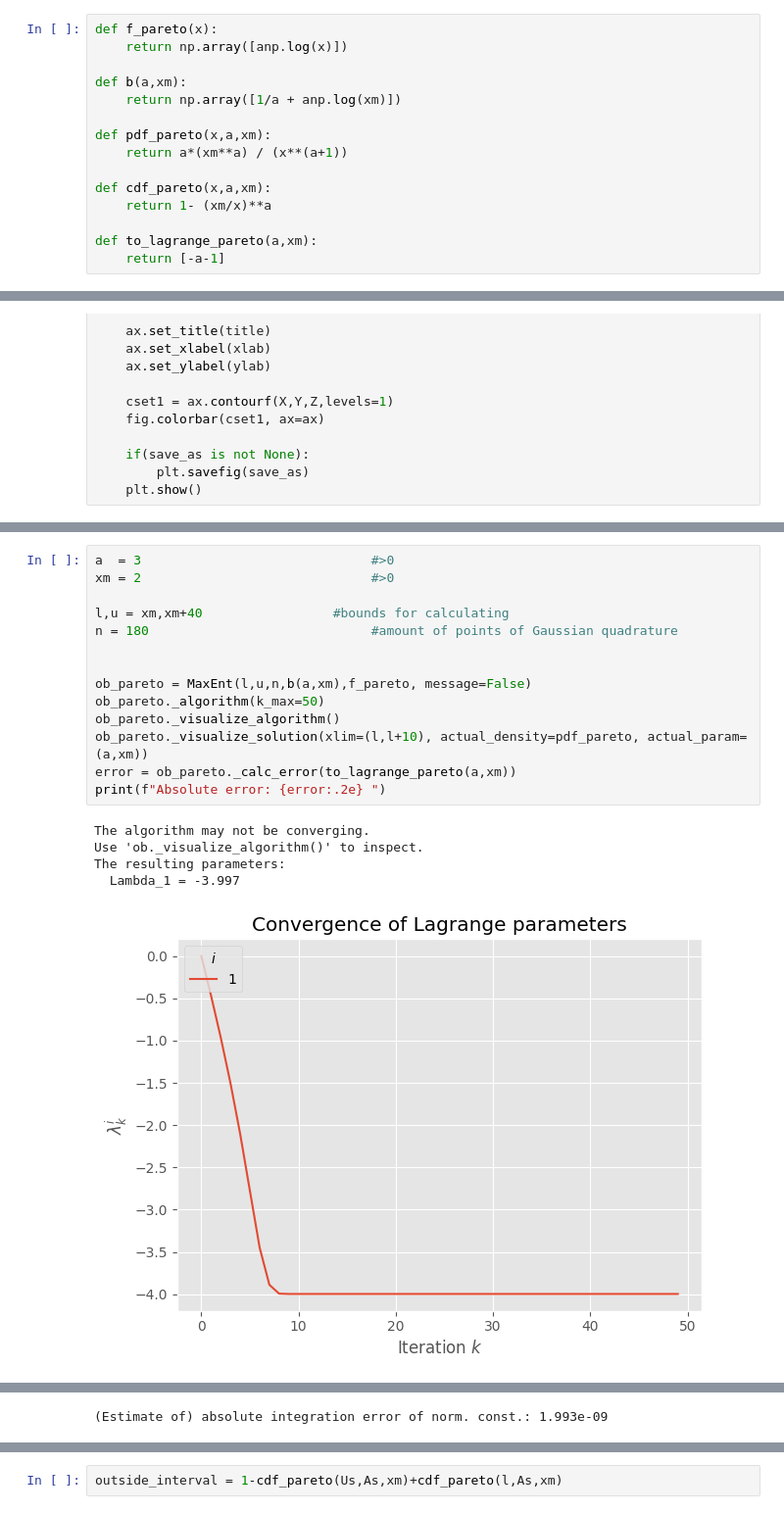
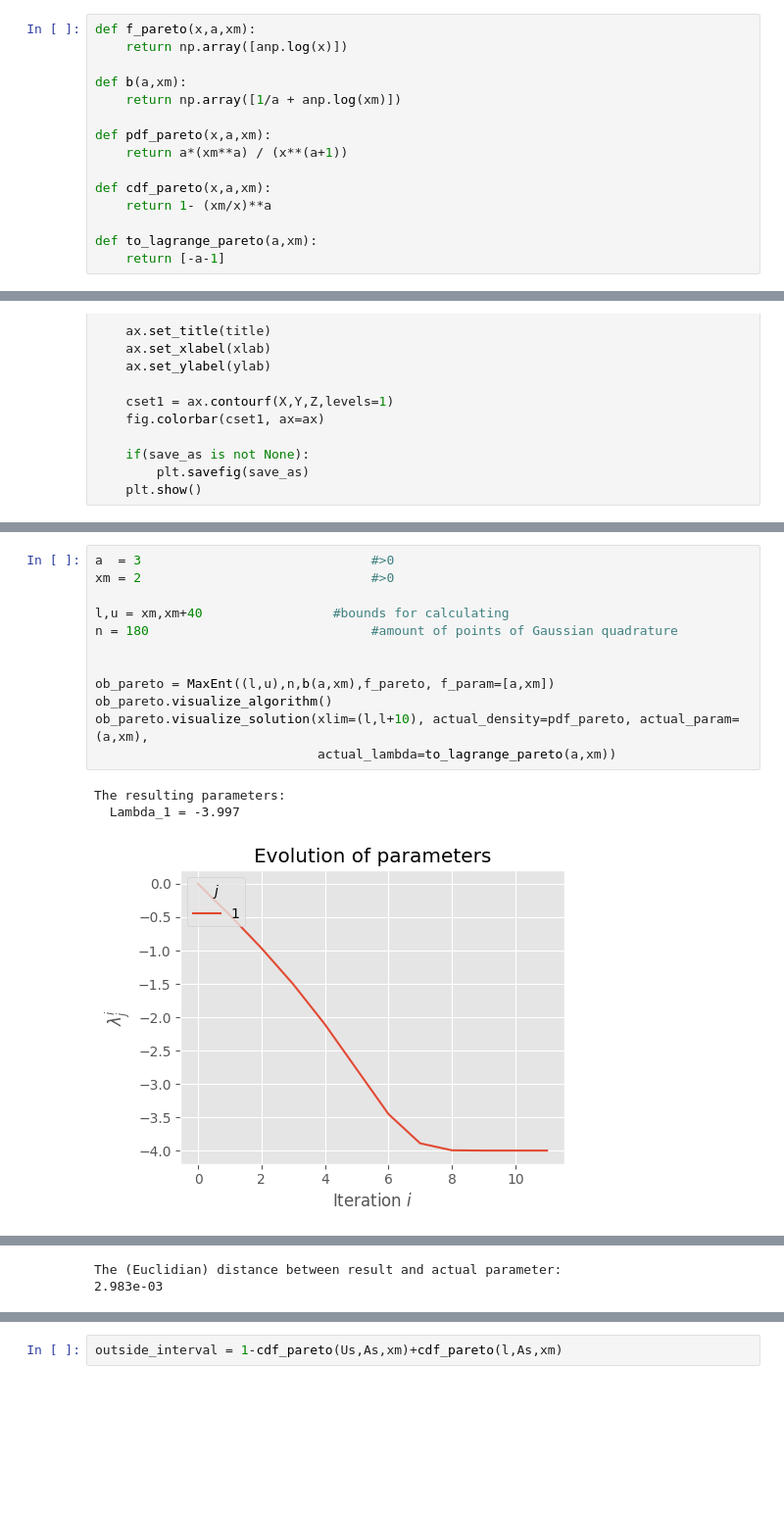
Before and after one commit to LiselotPrins/max_entropy, a Jupyter notebook: pareto_convergence.ipynb, the cells around one changed output, grey strips where cells are left out. Shown: that part at 98% size. Cells and saved outputs as stored; diff of their text form; blank space fills up the shorter version.

```diff
--- a/experiments_known_solution/pareto_convergence.ipynb
+++ b/pareto_convergence.ipynb
@@ -7,7 +7,7 @@ from maxent import MaxEnt
 # from scipy.stats import norm, laplace
 # from inflection import underscore
 # %%
-def f_pareto(x):
+def f_pareto(x,a,xm):
     return np.array([anp.log(x)])
 
 def b(a,xm):
@@ -65,20 +62,16 @@ One example of successfull algorithm:
 # %%
 a  = 3                              #>0
 xm = 2                              #>0
 
 l,u = xm,xm+40                 #bounds for calculating
 n = 180                             #amount of points of Gaussian quadrature
 
 
-ob_pareto = MaxEnt(l,u,n,b(a,xm),f_pareto, message=False)
-ob_pareto._algorithm(k_max=50)
-ob_pareto._visualize_algorithm()
-ob_pareto._visualize_solution(xlim=(l,l+10), actual_density=pdf_pareto, actual_param=(a,xm))
-error = ob_pareto._calc_error(to_lagrange_pareto(a,xm))
-print(f"Absolute error: {error:.2e} ")
+ob_pareto = MaxEnt((l,u),n,b(a,xm),f_pareto, f_param=[a,xm])
+ob_pareto.visualize_algorithm()
+ob_pareto.visualize_solution(xlim=(l,l+10), actual_density=pdf_pareto, actual_param=(a,xm),
+                             actual_lambda=to_lagrange_pareto(a,xm))
 # %% [output]
-The algorithm may not be converging.
-Use 'ob._visualize_algorithm()' to inspect.
 The resulting parameters:
   Lambda_1 = -3.997
-[figure, old version]
+[figure, new version]
@@ -85 +79,2 @@ The resulting parameters:
-(Estimate of) absolute integration error of norm. const.: 1.993e-09
+The (Euclidian) distance between result and actual parameter:
+2.983e-03
```
Also changed, not shown: parts of 9 cells of this notebook, 10 other files.
